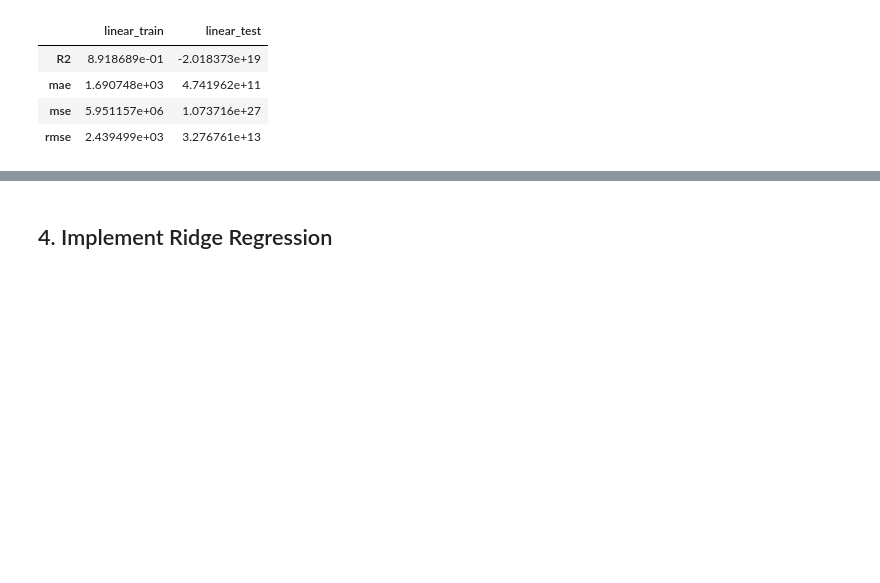
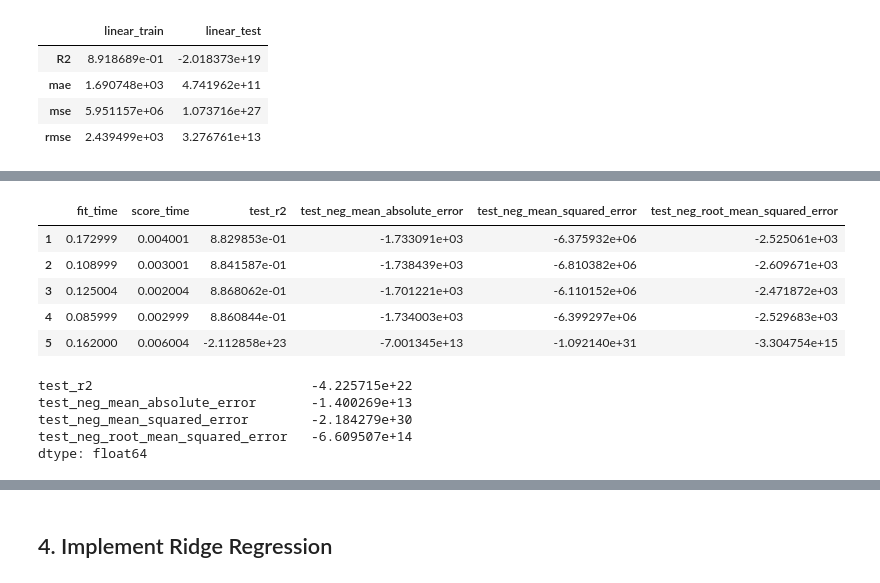
Before and after one commit to yasir5008/DS_-_ITF_Just_Working_Directory, a Jupyter notebook: ML/assignments/modeling_auto_scout_Student_.ipynb, the cells around one changed output, grey strips where cells are left out. Drawn from its saved outputs; the diff is of its cells as text; code cells hidden in the pictures; blank space fills up the shorter version.

```diff
--- a/ML/assignments/modeling_auto_scout_Student_.ipynb
+++ b/ML/assignments/modeling_auto_scout_Student_.ipynb
@@ -163,0 +203,18 @@ ls
+# %%
+pd.DataFrame(scores, index = range(1,6))
+# %% [output]
+|  | fit_time | score_time | test_r2 | test_neg_mean_absolute_error | test_neg_mean_squared_error | test_neg_root_mean_squared_error |
+| 1 | 0.172999 | 0.004001 | 8.829853e-01 | -1.733091e+03 | -6.375932e+06 | -2.525061e+03 |
+| 2 | 0.108999 | 0.003001 | 8.841587e-01 | -1.738439e+03 | -6.810382e+06 | -2.609671e+03 |
+| 3 | 0.125004 | 0.002004 | 8.868062e-01 | -1.701221e+03 | -6.110152e+06 | -2.471872e+03 |
+| 4 | 0.085999 | 0.002999 | 8.860844e-01 | -1.734003e+03 | -6.399297e+06 | -2.529683e+03 |
+| 5 | 0.162000 | 0.006004 | -2.112858e+23 | -7.001345e+13 | -1.092140e+31 | -3.304754e+15 |
+# %%
+scores = pd.DataFrame(scores, index=range(1,6))
+scores.iloc[:, 2:].mean()
+# %% [output]
+test_r2                            -4.225715e+22
+test_neg_mean_absolute_error       -1.400269e+13
+test_neg_mean_squared_error        -2.184279e+30
+test_neg_root_mean_squared_error   -6.609507e+14
+dtype: float64
```
Also changed, not shown: parts of 8 cells of this notebook.
